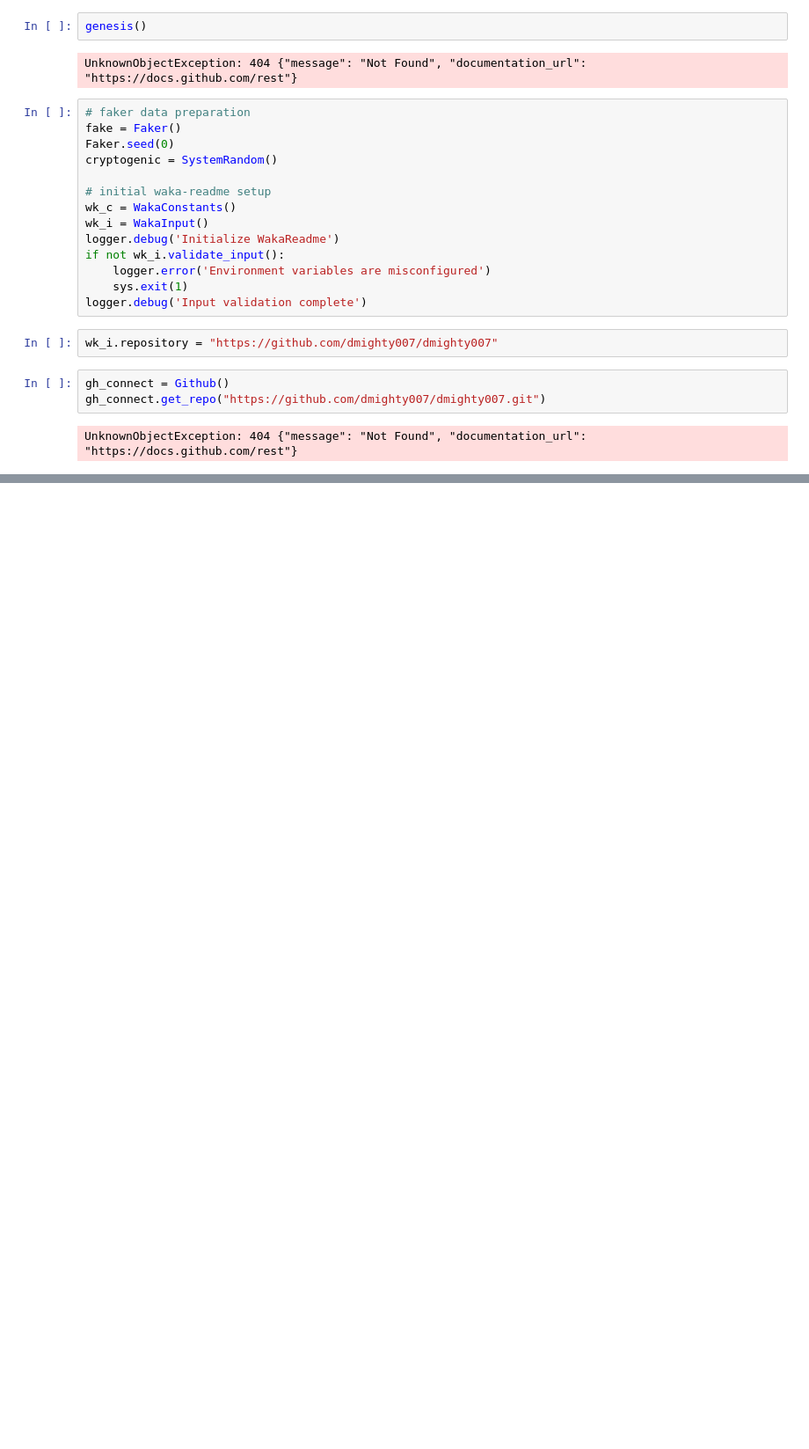
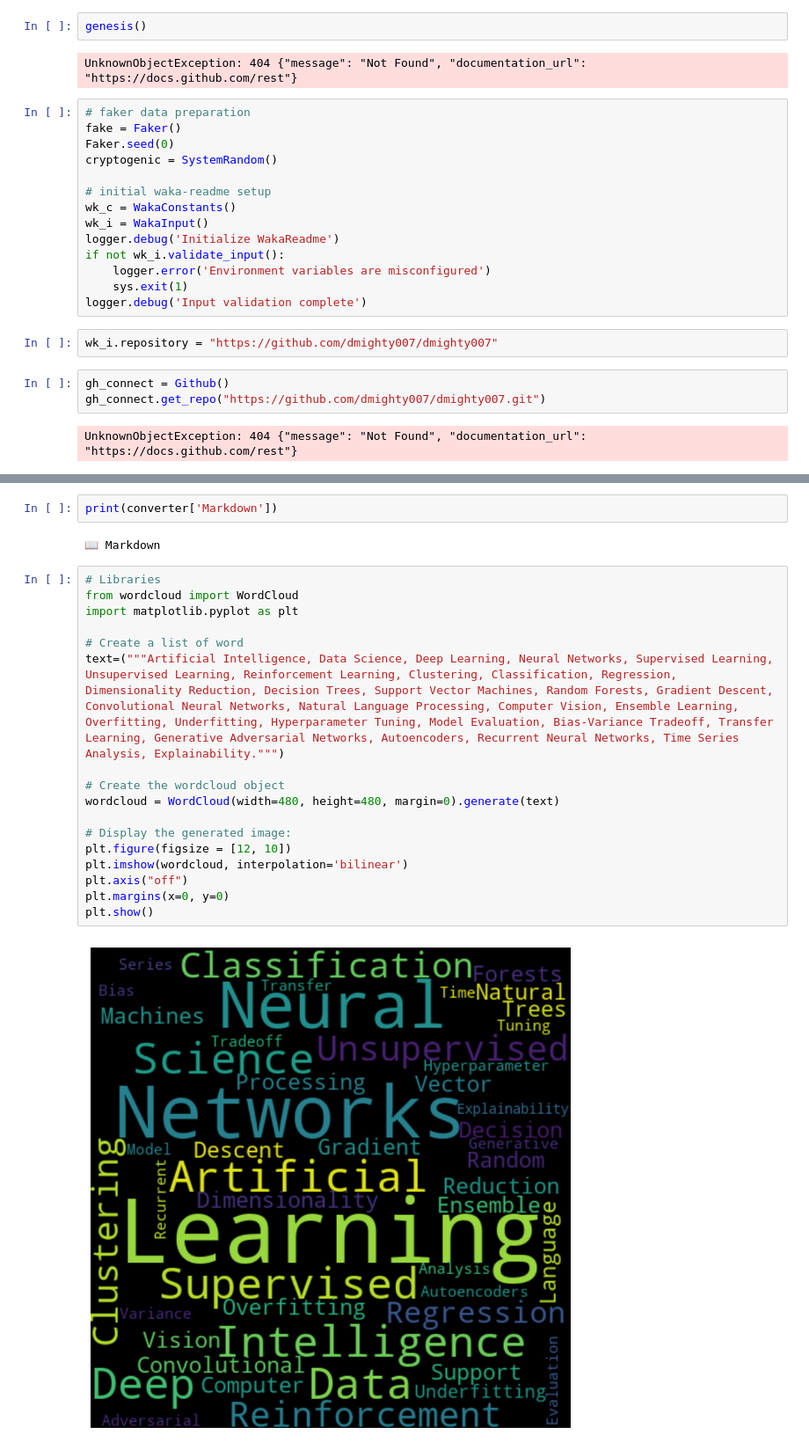
Before and after one commit to dmighty007/dmighty007, a Jupyter notebook: Untitled.ipynb, the cells around one changed output, grey strips where cells are left out. Shown: that part at 88% size. Drawn from its saved outputs; the diff is of its cells as text; blank space fills up the shorter version.

```diff
--- a/Untitled.ipynb
+++ b/Untitled.ipynb
@@ -350,0 +575,23 @@ wk_i.gh_token
+# %%
+print(converter['Markdown'])
+# %% [output]
+📖 Markdown
+# %%
+# Libraries
+from wordcloud import WordCloud
+import matplotlib.pyplot as plt
+
+# Create a list of word
+text=("""Artificial Intelligence, Data Science, Deep Learning, Neural Networks, Supervised Learning, Unsupervised Learning, Reinforcement Learning, Clustering, Classification, Regression, Dimensionality Reduction, Decision Trees, Support Vector Machines, Random Forests, Gradient Descent, Convolutional Neural Networks, Natural Language Processing, Computer Vision, Ensemble Learning, Overfitting, Underfitting, Hyperparameter Tuning, Model Evaluation, Bias-Variance Tradeoff, Transfer Learning, Generative Adversarial Networks, Autoencoders, Recurrent Neural Networks, Time Series Analysis, Explainability.""")
+
+# Create the wordcloud object
+wordcloud = WordCloud(width=480, height=480, margin=0).generate(text)
+
+# Display the generated image:
+plt.figure(figsize = [12, 10])
+plt.imshow(wordcloud, interpolation='bilinear')
+plt.axis("off")
+plt.margins(x=0, y=0)
+plt.show()
+# %% [output]
+[figure, added]
```
Also changed, not shown: parts of 15 cells of this notebook, 19 other files.
